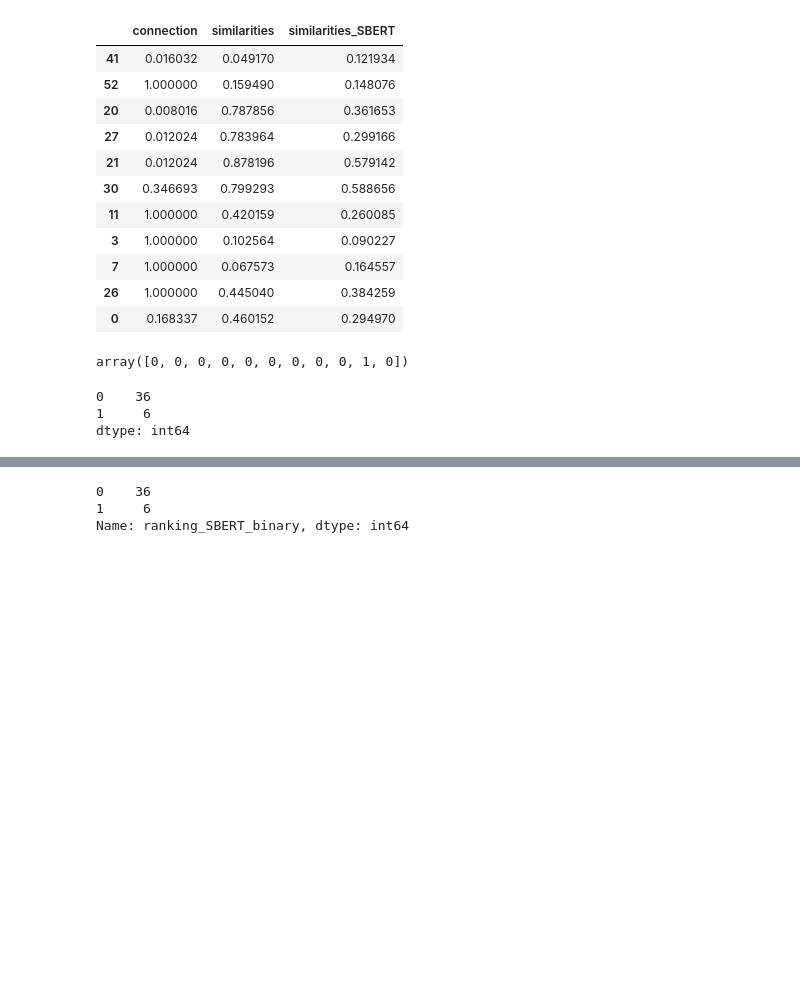
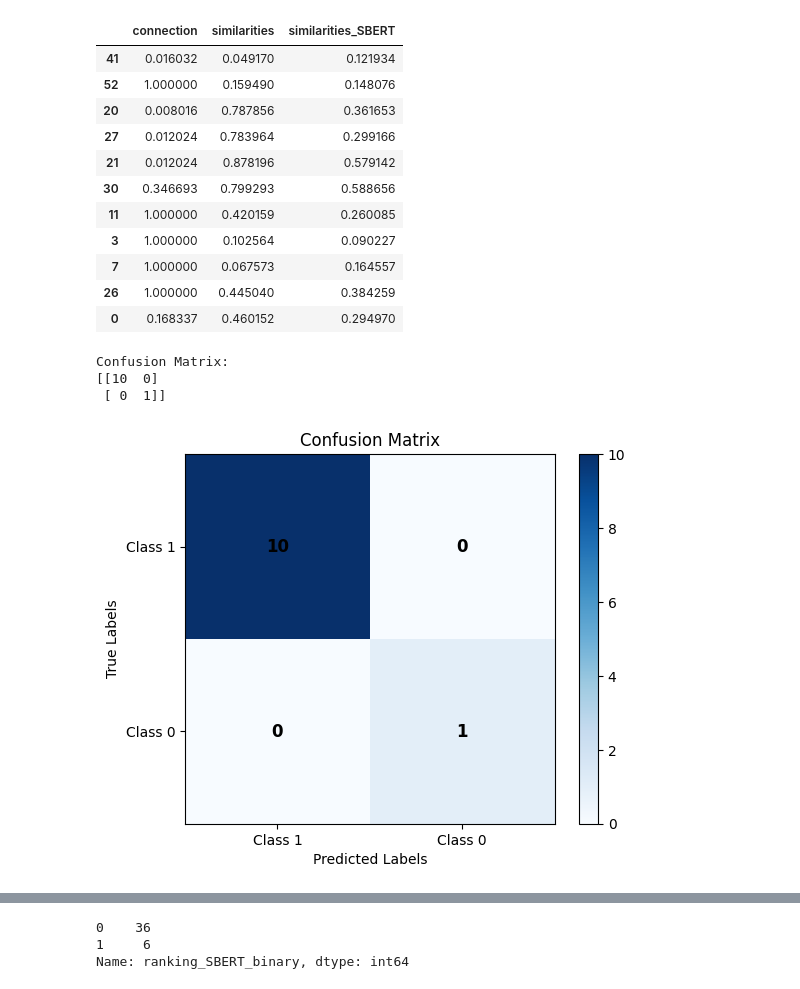
Before and after one commit to Mrcl3/O6EQTwpkNwvulbOa, a Jupyter notebook: talent_search_with_embeddings.ipynb, the cells around one changed output, grey strips where cells are left out. Saved outputs shown, nothing was run; the diff lists cells and outputs as text; code cells hidden in the pictures; blank space fills up the shorter version.

```diff
--- a/talent_search_with_embeddings.ipynb
+++ b/talent_search_with_embeddings.ipynb
@@ -653,14 +653,37 @@ X_val
 | 7 | 1.000000 | 0.067573 | 0.164557 |
 | 26 | 1.000000 | 0.445040 | 0.384259 |
 | 0 | 0.168337 | 0.460152 | 0.294970 |
-# %%
-y_pred_val
-# %% [output]
-array([0, 0, 0, 0, 0, 0, 0, 0, 0, 1, 0])
-# %%
-y_pred_train_df = pd.DataFrame(y_pred_train)
-y_pred_train_df.value_counts()
-# %% [output]
-0    36
-1     6
-dtype: int64
+# %%
+import numpy as np
+from sklearn.metrics import confusion_matrix
+import matplotlib.pyplot as plt
+
+cm = confusion_matrix(y_val, y_pred_val)
+
+# Print confusion matrix
+print("Confusion Matrix:")
+print(cm)
+
+# Visualize confusion matrix
+plt.imshow(cm, cmap=plt.cm.Blues)
+plt.title("Confusion Matrix")
+plt.colorbar()
+plt.xlabel("Predicted Labels")
+plt.ylabel("True Labels")
+
+# Set the tick labels
+class_labels = ["Class 1", "Class 0"]
+plt.xticks(np.arange(len(class_labels)), labels=class_labels)
+plt.yticks(np.arange(len(class_labels)), labels=class_labels)
+
+# Add cell values as annotations with darker color
+for i in range(len(cm)):
+    for j in range(len(cm[0])):
+        plt.text(j, i, str(cm[i, j]), ha='center', va='center', color='black', fontsize=12, weight='bold')
+
+plt.show()
+# %% [output]
+Confusion Matrix:
+[[10  0]
+ [ 0  1]]
+[figure, added]
```
Also changed, not shown: parts of 3 cells of this notebook.
